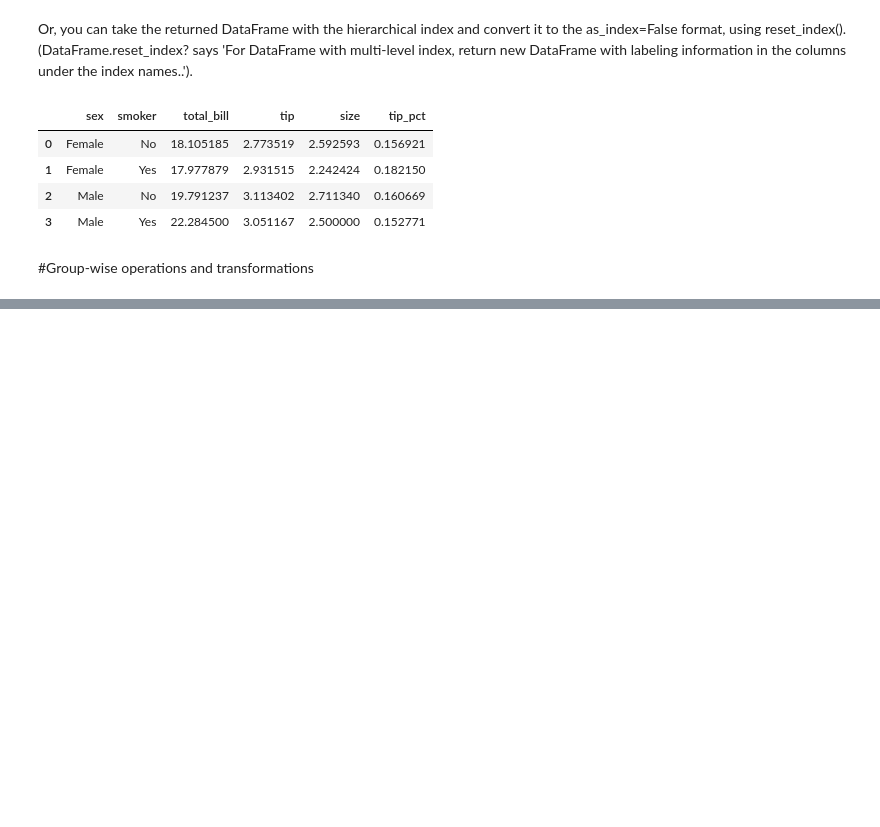
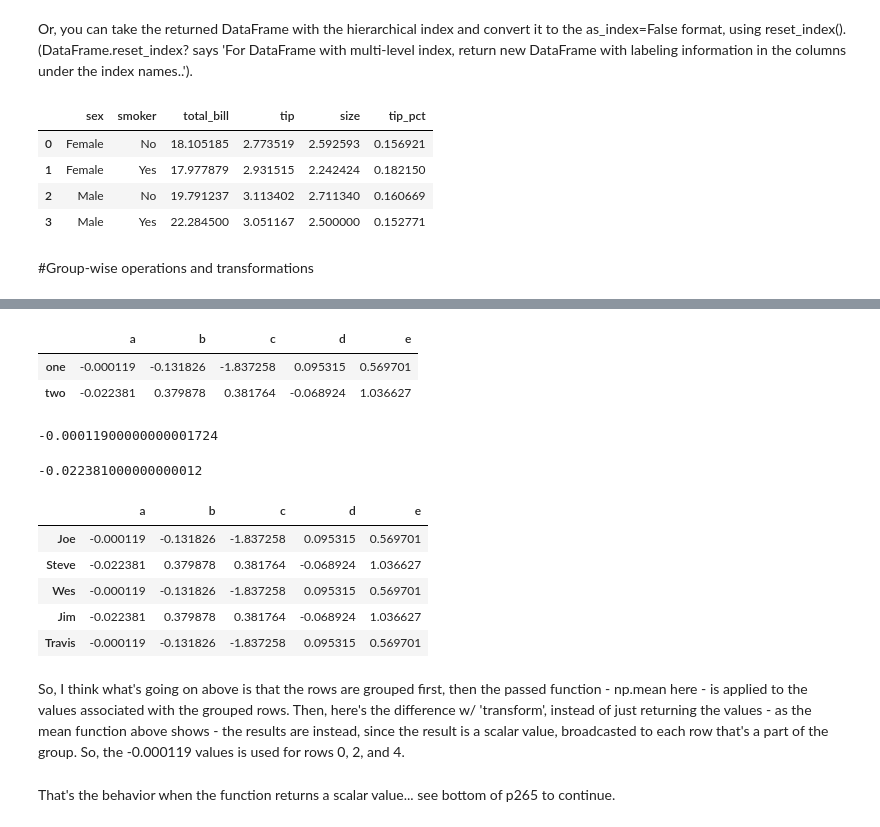
Before and after one commit to aenfield/random, a Jupyter notebook: PythonForDataAnalysisCh09.ipynb, the cells around one changed output, grey strips where cells are left out. Drawn from its saved outputs; the diff is of its cells as text; code cells hidden in the pictures; blank space fills up the shorter version.

```diff
--- a/PythonForDataAnalysisCh09.ipynb
+++ b/PythonForDataAnalysisCh09.ipynb
@@ -678,0 +722,28 @@ tips.groupby(['sex','smoker']).mean().reset_index()
+# %%
+key = 'one two one two one'.split()
+people.groupby(key).mean()
+# %% [output]
+|  | a | b | c | d | e |
+| one | -0.000119 | -0.131826 | -1.837258 | 0.095315 | 0.569701 |
+| two | -0.022381 | 0.379878 | 0.381764 | -0.068924 | 1.036627 |
+# %%
+Series([0.180718, -0.660761, 0.479686]).mean()
+# %% [output]
+-0.00011900000000001724
+# %%
+Series([0.313131, -0.357893]).mean()
+# %% [output]
+-0.022381000000000012
+# %%
+people.groupby(key).transform(np.mean)
+# %% [output]
+|  | a | b | c | d | e |
+| Joe | -0.000119 | -0.131826 | -1.837258 | 0.095315 | 0.569701 |
+| Steve | -0.022381 | 0.379878 | 0.381764 | -0.068924 | 1.036627 |
+| Wes | -0.000119 | -0.131826 | -1.837258 | 0.095315 | 0.569701 |
+| Jim | -0.022381 | 0.379878 | 0.381764 | -0.068924 | 1.036627 |
+| Travis | -0.000119 | -0.131826 | -1.837258 | 0.095315 | 0.569701 |
+# %% [markdown]
+So, I think what's going on above is that the rows are grouped first, then the passed function - np.mean here - is applied to the values associated with the grouped rows. Then, here's the difference w/ 'transform', instead of just returning the values - as the mean function above shows - the results are instead, since the result is a scalar value, broadcasted to each row that's a part of the group. So, the -0.000119 values is used for rows 0, 2, and 4.
+# %% [markdown]
+That's the behavior when the function returns a scalar value... see bottom of p265 to continue.
```
Also changed, not shown: parts of 7 cells of this notebook.
